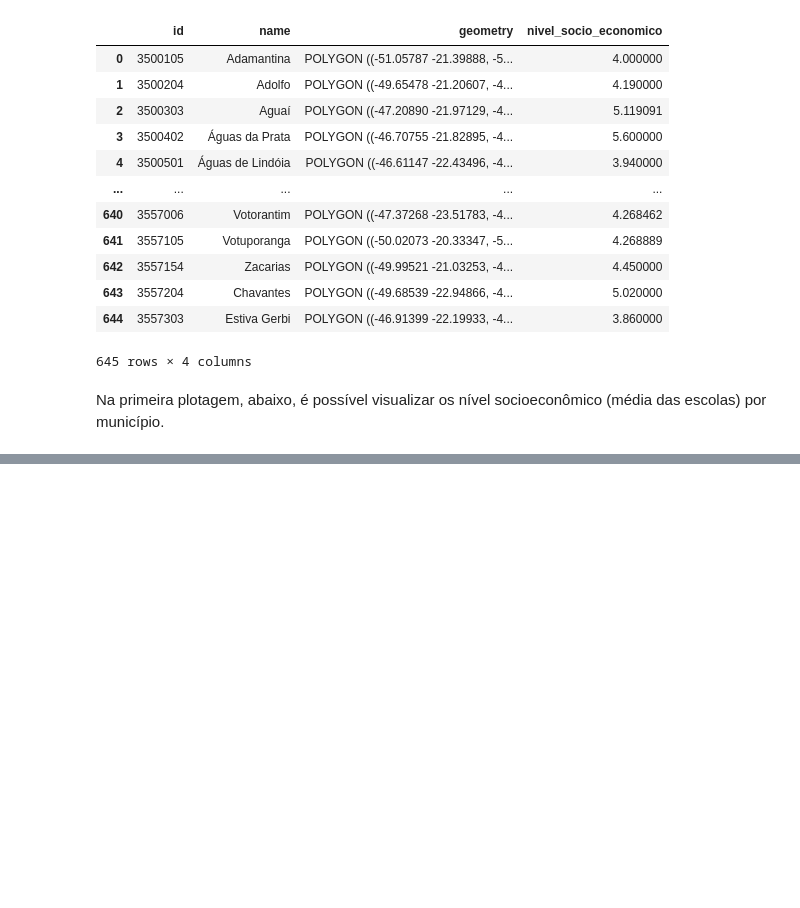
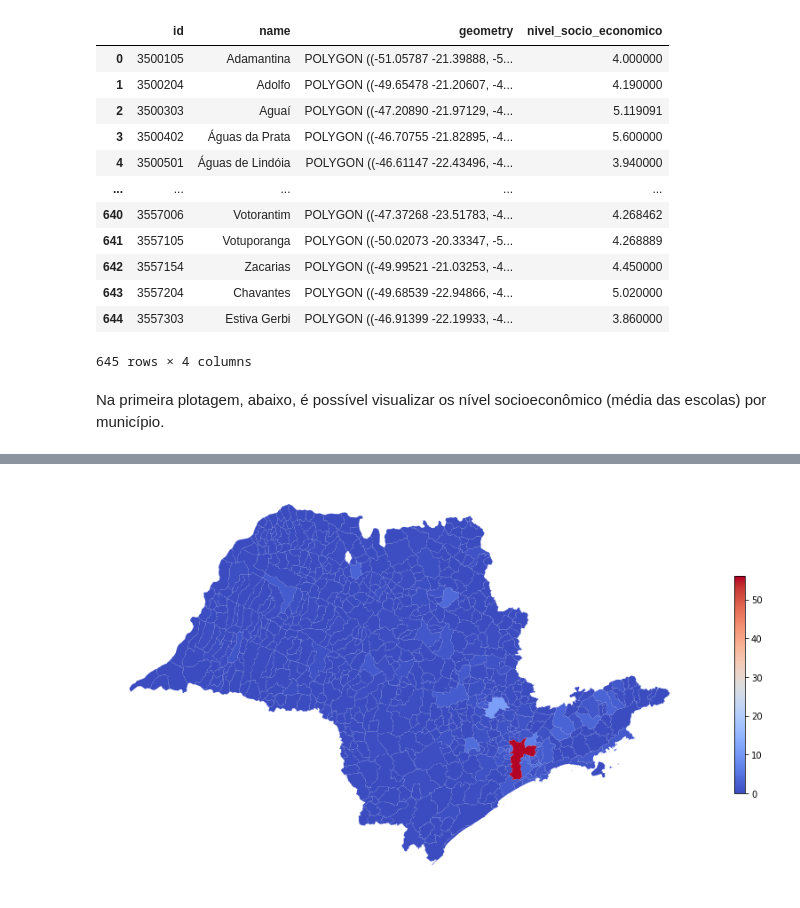
Before and after one commit to BrunoFornaro/A2-BD-2021, a Jupyter notebook: Banco_de_Dados_testes.ipynb, the cells around one changed output, grey strips where cells are left out. Drawn from its saved outputs; the diff is of its cells as text; code cells hidden in the pictures; blank space fills up the shorter version.

```diff
--- a/Banco_de_Dados_testes.ipynb
+++ b/Banco_de_Dados_testes.ipynb
@@ -110,0 +225,16 @@ fig.show()
+# %%
+df_seguranca = pd.read_csv("C://Users//vanes//OneDrive//Área de trabalho//arquivos bd//ocorrencias_registradas.csv")
+
+mapassp["id"]=mapassp["id"].astype(int)
+
+df_seguranca.fillna(0, inplace = True)
+
+df_seguranca.rename(columns={"id_municipio": "id"}, inplace = 1)
+
+df_seguranca_2018 = df_seguranca[df_seguranca["ano"] == 2018]
+
+df_seguranca_2018 = df_seguranca_2018.groupby("id").mean()
+
+
+df_seguranca_2018= mapassp.join(df_seguranca_2018,on="id", how="left")
+df_seguranca_2018
@@ -110,0 +255,6 @@ fig.show()
+# %%
+fig, ax = plt.subplots(figsize=(15, 15))
+df_seguranca_2018.plot(ax=ax, column='homicidio_doloso', cmap='coolwarm', legend=True, legend_kwds={'shrink': 0.3})
+ax.axis('off');
+# %% [output]
+[figure, added]
```
Also changed, not shown: parts of 17 cells of this notebook.
